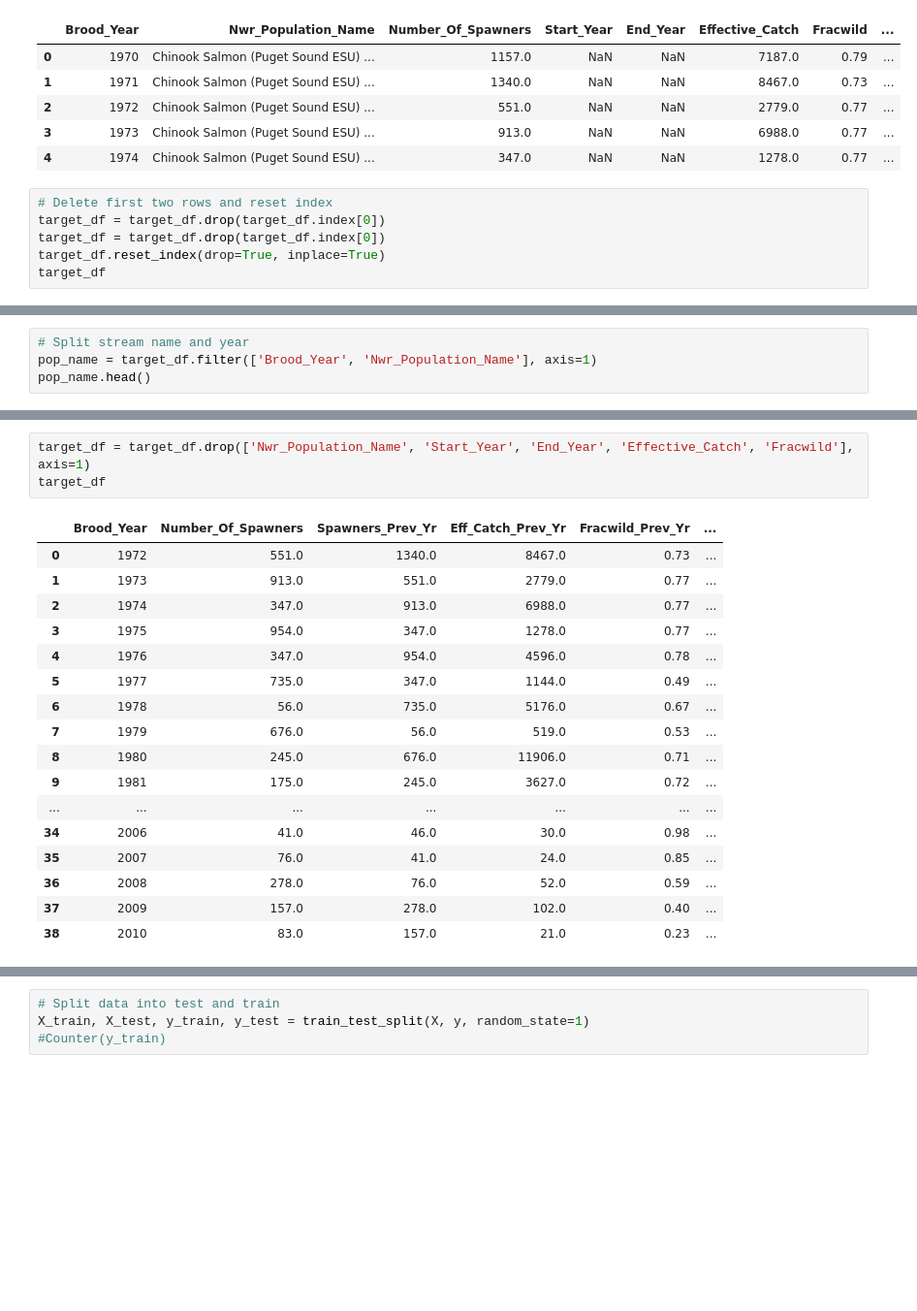
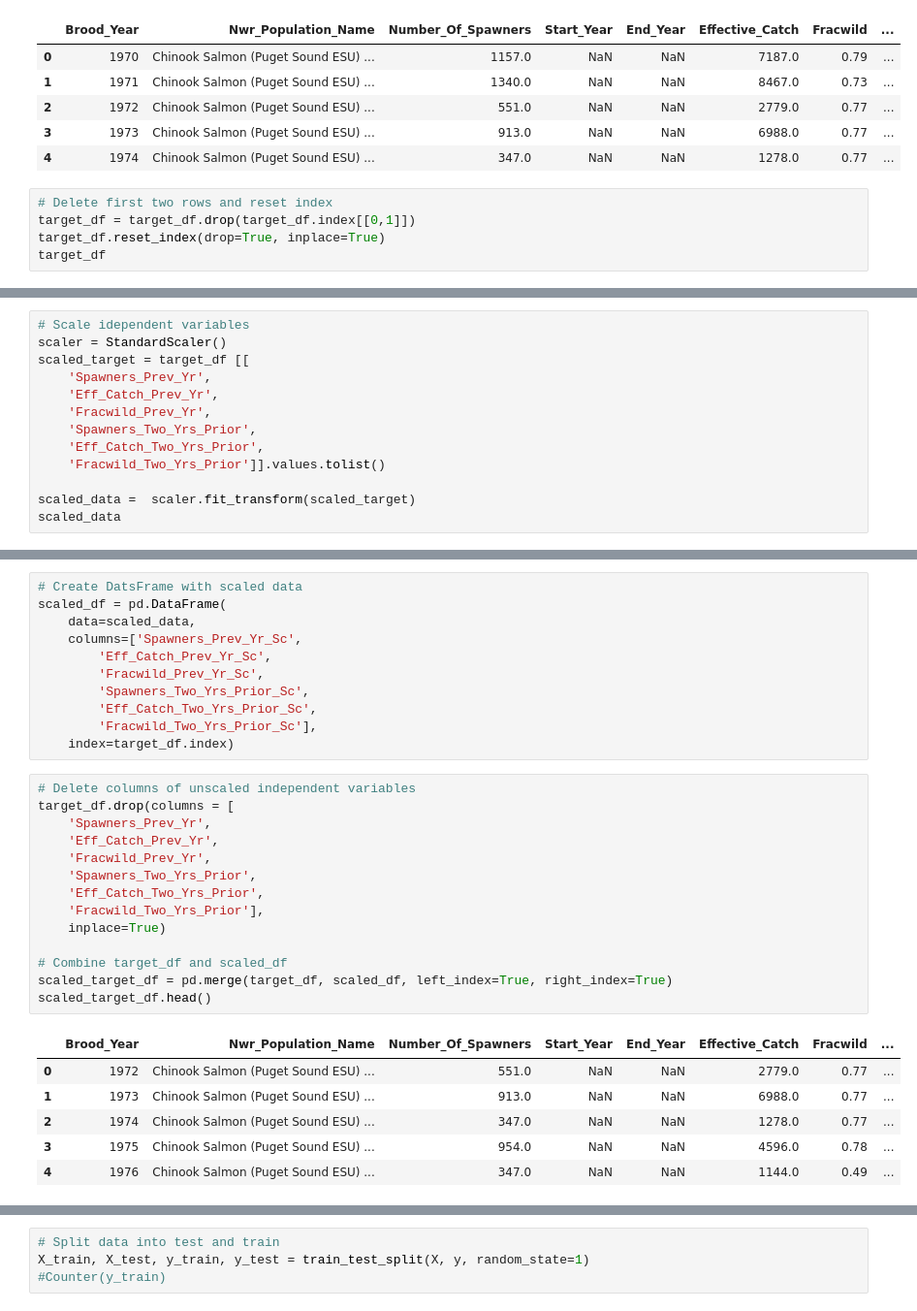
Before and after one commit to travorhouse12/Salmon_Analysis, a Jupyter notebook: salmon_ml_model.ipynb, the cells around one changed output, grey strips where cells are left out. Shown at 97% size. Saved outputs shown, nothing was run; the diff lists cells and outputs as text; blank space fills up the shorter version.

Commit message:
Removed alternate versions of the machine learning and added salmon_ml_model.ipynb and salmon_ml_preprocessing.ipynb. Updated README.md to include uodates on machine learning model

```diff
--- a/salmon_model_2.ipynb
+++ b/salmon_ml_model.ipynb
@@ -35,8 +36,7 @@ target_df.head()
 | 4 | 1974 | Chinook Salmon (Puget Sound ESU) ... | 347.0 | NaN | NaN | 1278.0 | 0.77 | ... |
 # %%
 # Delete first two rows and reset index
-target_df = target_df.drop(target_df.index[0])
-target_df = target_df.drop(target_df.index[0])
+target_df = target_df.drop(target_df.index[[0,1]])
 target_df.reset_index(drop=True, inplace=True)
 target_df
 # %% [output]
@@ -58,7 +58,16 @@ target_df
 | 37 | 2009 | Chinook Salmon (Puget Sound ESU) ... | 157.0 | NaN | NaN | 21.0 | 0.23 | ... |
 | 38 | 2010 | Chinook Salmon (Puget Sound ESU) ... | 83.0 | NaN | NaN | 10.0 | 0.37 | ... |
 # %%
-# Split stream name and year
-pop_name = target_df.filter(['Brood_Year', 'Nwr_Population_Name'], axis=1)
-pop_name.head()
+# Scale idependent variables
+scaler = StandardScaler()
+scaled_target = target_df [[
+    'Spawners_Prev_Yr',
+    'Eff_Catch_Prev_Yr',
+    'Fracwild_Prev_Yr',
+    'Spawners_Two_Yrs_Prior',
+    'Eff_Catch_Two_Yrs_Prior',
+    'Fracwild_Two_Yrs_Prior']].values.tolist()
+
+scaled_data =  scaler.fit_transform(scaled_target)
+scaled_data
 # %% [output]
@@ -71,23 +91,34 @@ pop_name.head()
 # %%
-target_df = target_df.drop(['Nwr_Population_Name', 'Start_Year', 'End_Year', 'Effective_Catch', 'Fracwild'], axis=1)
-target_df
+# Create DatsFrame with scaled data
+scaled_df = pd.DataFrame(
+    data=scaled_data,
+    columns=['Spawners_Prev_Yr_Sc',
+        'Eff_Catch_Prev_Yr_Sc',
+        'Fracwild_Prev_Yr_Sc',
+        'Spawners_Two_Yrs_Prior_Sc',
+        'Eff_Catch_Two_Yrs_Prior_Sc',
+        'Fracwild_Two_Yrs_Prior_Sc'],
+    index=target_df.index)
-# %% [output]
-|  | Brood_Year | Number_Of_Spawners | Spawners_Prev_Yr | Eff_Catch_Prev_Yr | Fracwild_Prev_Yr | ... |
-| 0 | 1972 | 551.0 | 1340.0 | 8467.0 | 0.73 | ... |
-| 1 | 1973 | 913.0 | 551.0 | 2779.0 | 0.77 | ... |
-| 2 | 1974 | 347.0 | 913.0 | 6988.0 | 0.77 | ... |
-| 3 | 1975 | 954.0 | 347.0 | 1278.0 | 0.77 | ... |
-| 4 | 1976 | 347.0 | 954.0 | 4596.0 | 0.78 | ... |
-| 5 | 1977 | 735.0 | 347.0 | 1144.0 | 0.49 | ... |
-| 6 | 1978 | 56.0 | 735.0 | 5176.0 | 0.67 | ... |
-| 7 | 1979 | 676.0 | 56.0 | 519.0 | 0.53 | ... |
-| 8 | 1980 | 245.0 | 676.0 | 11906.0 | 0.71 | ... |
-| 9 | 1981 | 175.0 | 245.0 | 3627.0 | 0.72 | ... |
-| ... | ... | ... | ... | ... | ... | ... |
-| 34 | 2006 | 41.0 | 46.0 | 30.0 | 0.98 | ... |
-| 35 | 2007 | 76.0 | 41.0 | 24.0 | 0.85 | ... |
-| 36 | 2008 | 278.0 | 76.0 | 52.0 | 0.59 | ... |
-| 37 | 2009 | 157.0 | 278.0 | 102.0 | 0.40 | ... |
-| 38 | 2010 | 83.0 | 157.0 | 21.0 | 0.23 | ... |
+# %%
+# Delete columns of unscaled independent variables
+target_df.drop(columns = [
+    'Spawners_Prev_Yr',
+    'Eff_Catch_Prev_Yr',
+    'Fracwild_Prev_Yr',
+    'Spawners_Two_Yrs_Prior',
+    'Eff_Catch_Two_Yrs_Prior',
+    'Fracwild_Two_Yrs_Prior'],
+    inplace=True)
+
+# Combine target_df and scaled_df
+scaled_target_df = pd.merge(target_df, scaled_df, left_index=True, right_index=True)
+scaled_target_df.head()
+# %% [output]
+|  | Brood_Year | Nwr_Population_Name | Number_Of_Spawners | Start_Year | End_Year | Effective_Catch | Fracwild | ... |
+| 0 | 1972 | Chinook Salmon (Puget Sound ESU) ... | 551.0 | NaN | NaN | 2779.0 | 0.77 | ... |
+| 1 | 1973 | Chinook Salmon (Puget Sound ESU) ... | 913.0 | NaN | NaN | 6988.0 | 0.77 | ... |
+| 2 | 1974 | Chinook Salmon (Puget Sound ESU) ... | 347.0 | NaN | NaN | 1278.0 | 0.77 | ... |
+| 3 | 1975 | Chinook Salmon (Puget Sound ESU) ... | 954.0 | NaN | NaN | 4596.0 | 0.78 | ... |
+| 4 | 1976 | Chinook Salmon (Puget Sound ESU) ... | 347.0 | NaN | NaN | 1144.0 | 0.49 | ... |
 # %%
 # Create our Feature
```
Also changed, not shown: parts of 5 cells of this notebook, 6 other files.
